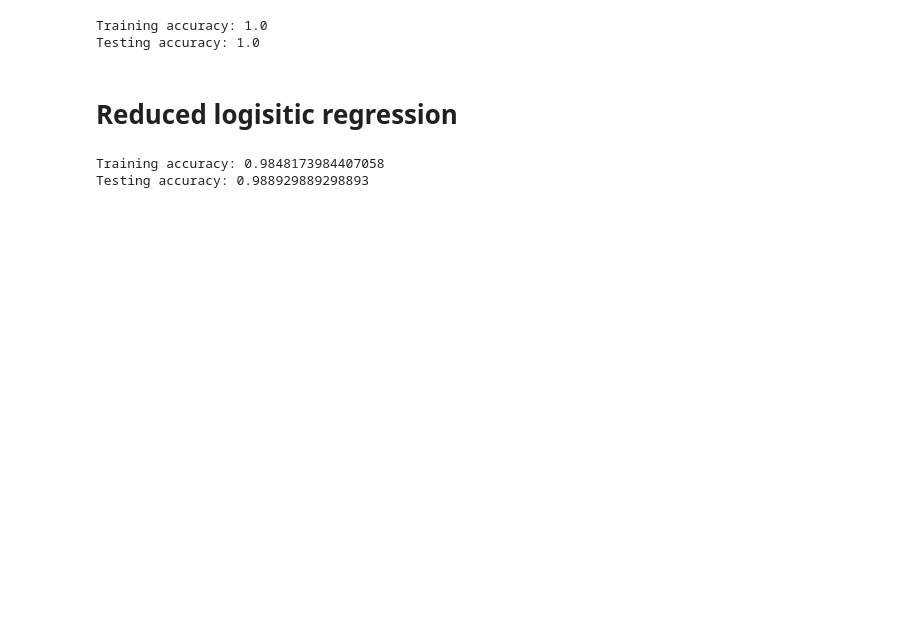
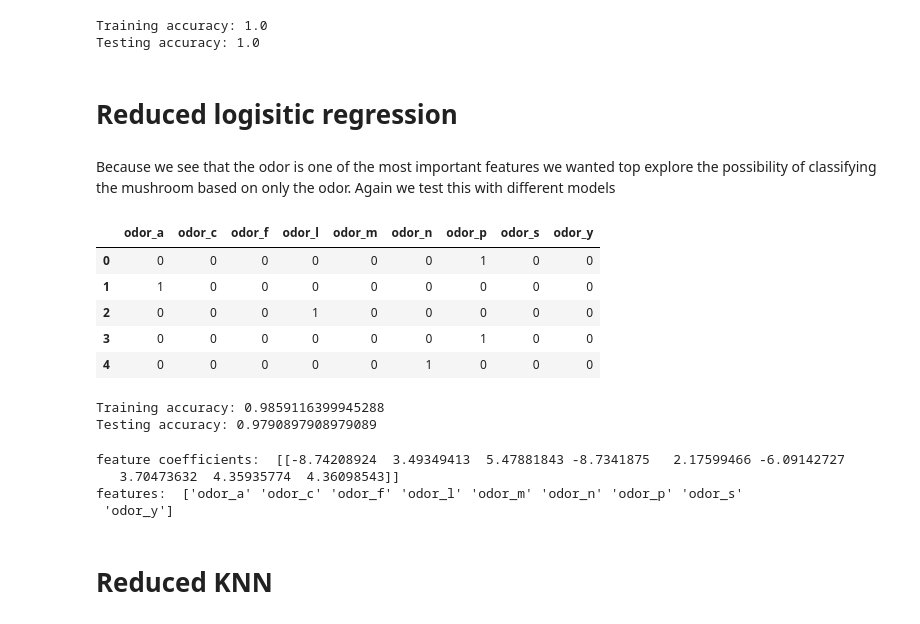
Before and after one commit to Willem-P1/Mushroom-classification, a Jupyter notebook: Analysis.ipynb, the cells around one changed output. Saved outputs shown, nothing was run; the diff lists cells and outputs as text; code cells hidden in the pictures; blank space fills up the shorter version.

```diff
--- a/Analysis.ipynb
+++ b/Analysis.ipynb
@@ -390,10 +454,21 @@ Training accuracy: 1.0
 Testing accuracy: 1.0
 # %% [markdown]
 # Reduced logisitic regression
+# %% [markdown]
+Because we see that the odor is one of the most important features we wanted top explore the possibility of classifying the mushroom based on only the odor. Again we test this with different models
 # %%
 df_ohe = ohe(df, df.columns, df_dict)
 X = df_ohe.loc[:,"odor_a":"odor_y"]
 y = df_ohe["class_p"]
+# %%
+X.head(5)
+# %% [output]
+|  | odor_a | odor_c | odor_f | odor_l | odor_m | odor_n | odor_p | odor_s | odor_y |
+| 0 | 0 | 0 | 0 | 0 | 0 | 0 | 1 | 0 | 0 |
+| 1 | 1 | 0 | 0 | 0 | 0 | 0 | 0 | 0 | 0 |
+| 2 | 0 | 0 | 0 | 1 | 0 | 0 | 0 | 0 | 0 |
+| 3 | 0 | 0 | 0 | 0 | 0 | 0 | 1 | 0 | 0 |
+| 4 | 0 | 0 | 0 | 0 | 0 | 1 | 0 | 0 | 0 |
 # %%
 X_train, X_test,y_train, y_test = train_test_split(X, y, test_size=0.1)
 
@@ -405,9 +481,19 @@ y_pred = model.predict(X_test)
 # %%
-train_acc =model.score(X_train, y_train)
-test_acc = model.score(X_test, y_test)
+train_acc =accuracy_score(y_pred_train, y_train)
+test_acc = accuracy_score(y_pred, y_test)
 
 print("Training accuracy:", train_acc)
 print("Testing accuracy:", test_acc)
 # %% [output]
-Training accuracy: 0.9848173984407058
-Testing accuracy: 0.988929889298893
+Training accuracy: 0.9859116399945288
+Testing accuracy: 0.9790897908979089
+# %%
+print('feature coefficients: ', model.coef_)
+print('features: ', model.feature_names_in_)
+# %% [output]
+feature coefficients:  [[-8.74208924  3.49349413  5.47881843 -8.7341875   2.17599466 -6.09142727
+   3.70473632  4.35935774  4.36098543]]
+features:  ['odor_a' 'odor_c' 'odor_f' 'odor_l' 'odor_m' 'odor_n' 'odor_p' 'odor_s'
+ 'odor_y']
+# %% [markdown]
+# Reduced KNN
```
Also changed, not shown: parts of 38 cells of this notebook.
